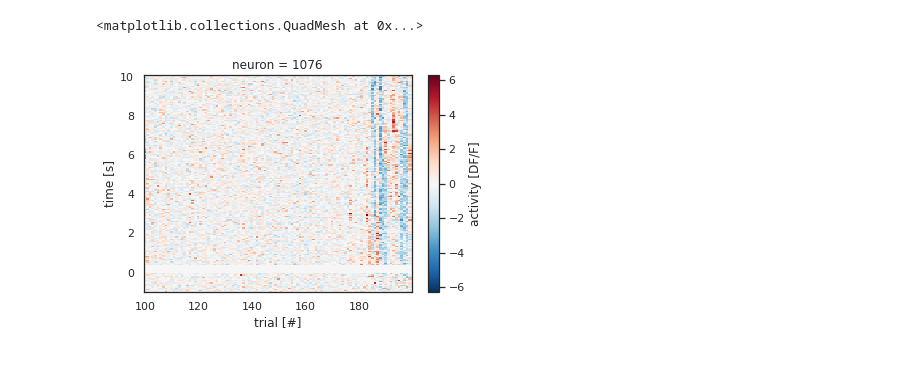
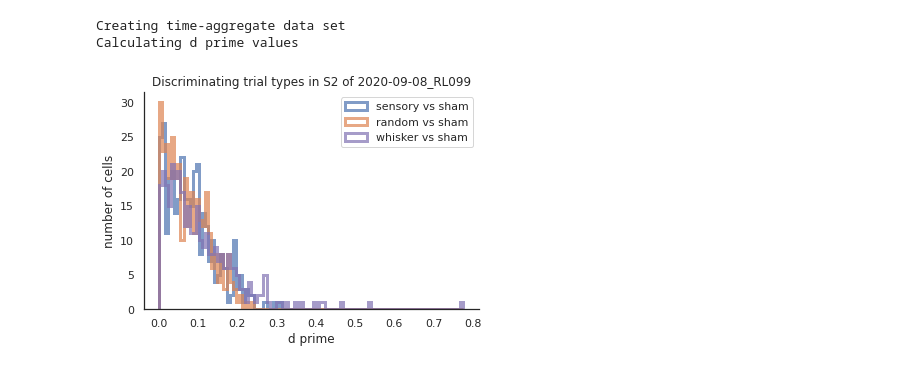
Before and after one commit to Packer-Lab/Vape, a Jupyter notebook: jupyter/thijs/Decoding analysis.ipynb, the cells around one changed output. Drawn from its saved outputs; the diff is of its cells as text; code cells hidden in the pictures.

Commit message:
histograms of dprime of indiv cells

```diff
--- a/jupyter/thijs/Decoding analysis.ipynb
+++ b/jupyter/thijs/Decoding analysis.ipynb
@@ -18,3 +11,3 @@ dav.get_session_names(sess_type='sens')
 # %%
-tmp = dav.SimpleSession(verbose=1)
+tmp = dav.SimpleSession(verbose=1, session_id=1)
 # %% [output]
@@ -48,6 +16,9 @@ tmp_s.activity.isel(neuron=494).plot()
-# %%
-
-tmp_r.activity.isel(neuron=494).plot()
-# %% [output]
-<matplotlib.collections.QuadMesh at 0x...>
-[figure, removed]
+# %%
+tmp.find_all_discr_inds(region='s2')
+# %% [output]
+Creating time-aggregate data set
+Calculating d prime values
+# %%
+dav.plot_hist_discr(Ses=tmp, plot_density=False)
+# %% [output]
+[figure, added]
```
Also changed, not shown: parts of 14 cells of this notebook, 1 other file.
